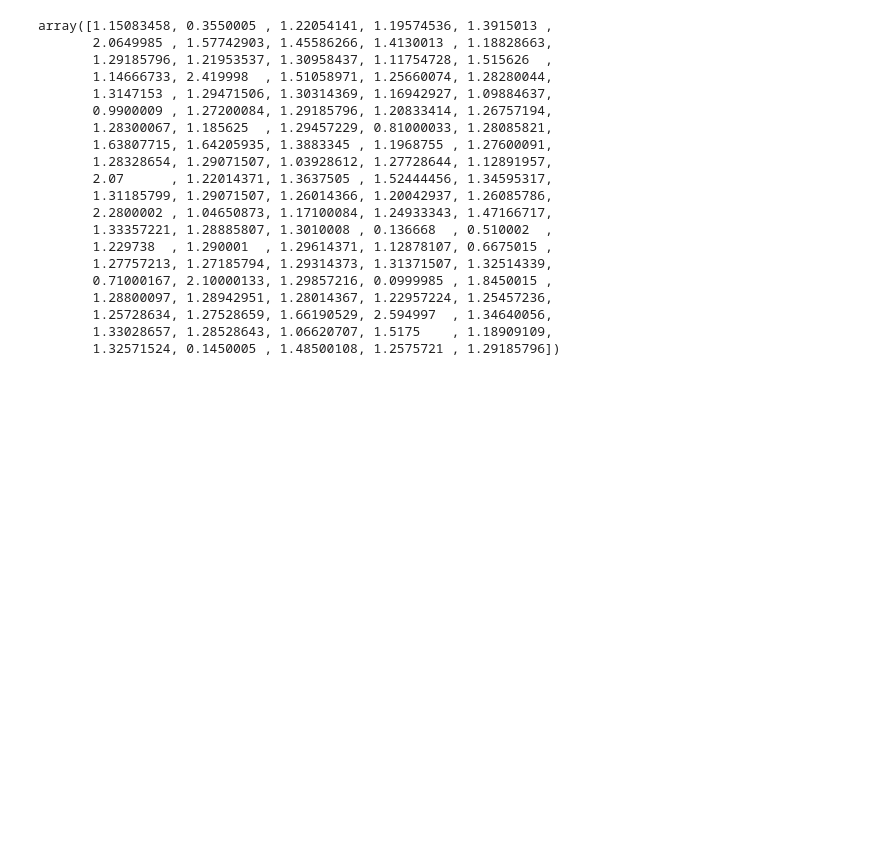
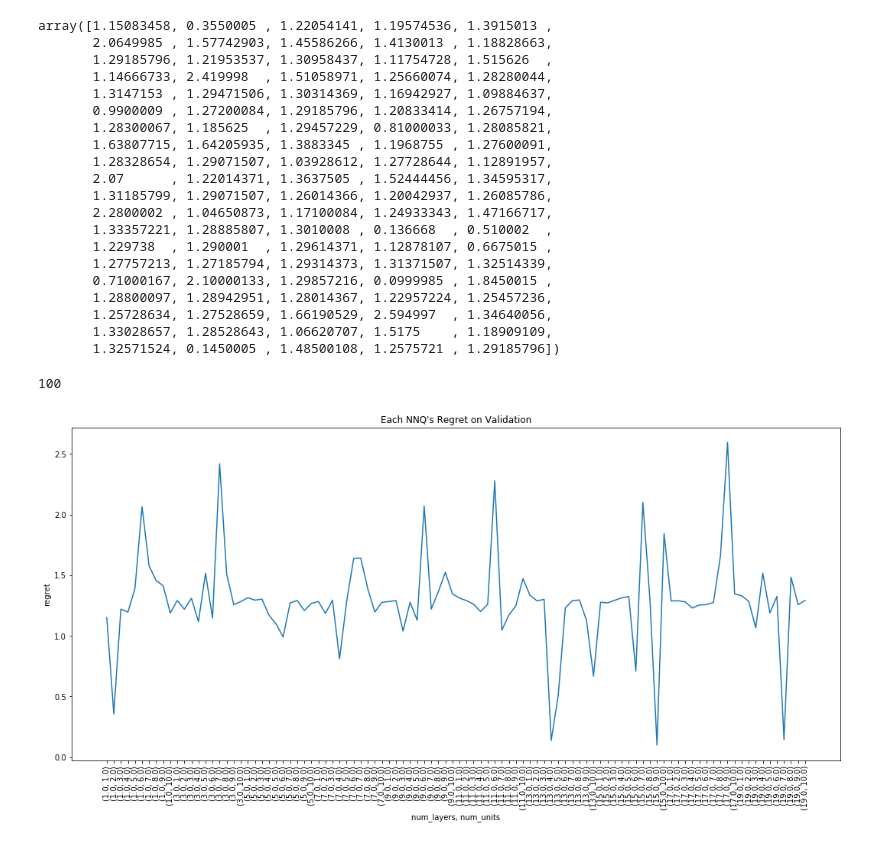
Before and after one commit to NicholasStern/final_project, a Jupyter notebook: nnq_hyperparams.ipynb, the cells around one changed output. Cells and saved outputs as stored; diff of their text form; code cells hidden in the pictures; blank space fills up the shorter version.

```diff
--- a/nnq_hyperparams.ipynb
+++ b/nnq_hyperparams.ipynb
@@ -236,0 +235,16 @@ plt.plot()
+# %%
+len(regrets)
+# %% [output]
+100
+# %%
+x = np.linspace(start=1,stop = 100, num=100)
+y=regrets
+plt.figure(figsize=(18,8))
+plt.plot(x,y)
+plt.xticks(x, pairs, rotation='vertical')
+plt.xlabel('num_layers, num_units')
+plt.ylabel('regret')
+plt.title("Each NNQ's Regret on Validation")
+plt.savefig('tuning.jpg')
+# %% [output]
+[figure, added]
```
Also changed, not shown: parts of 1 cell of this notebook, 2 other files.
